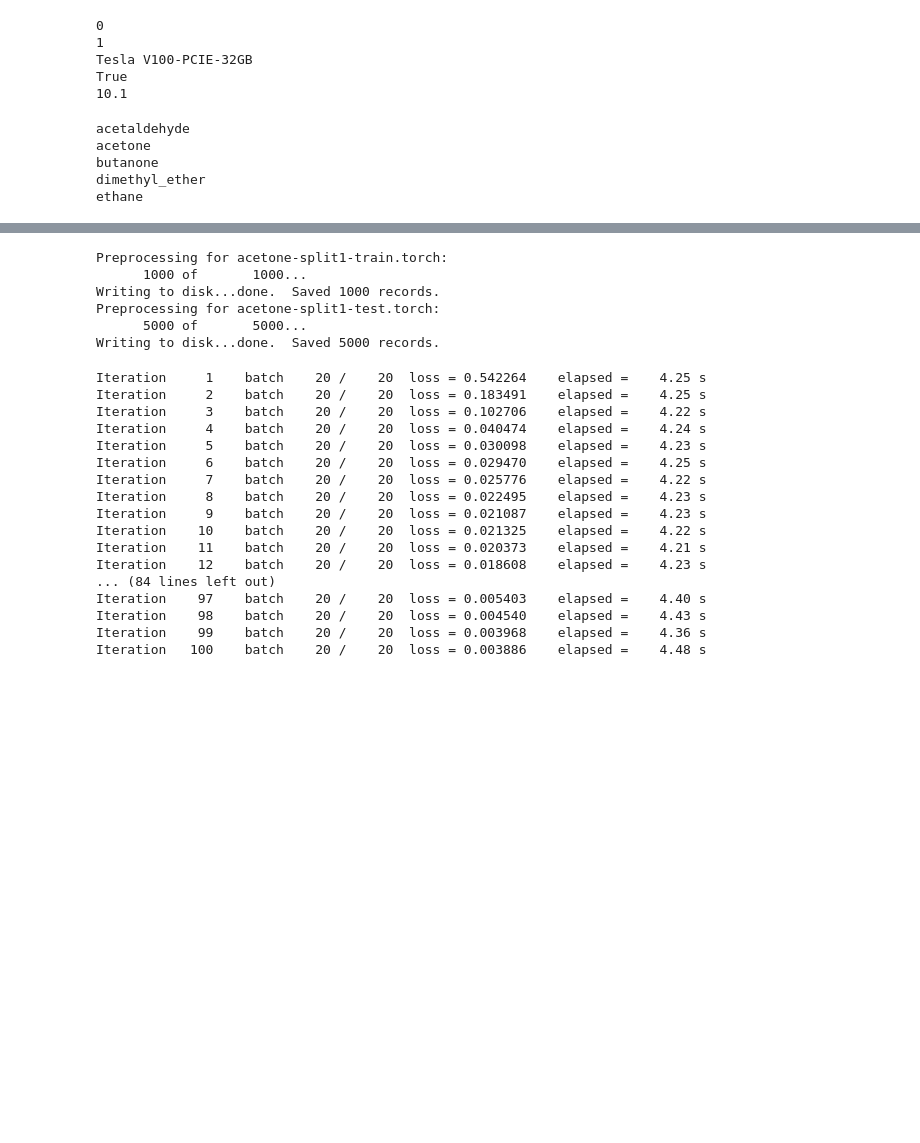
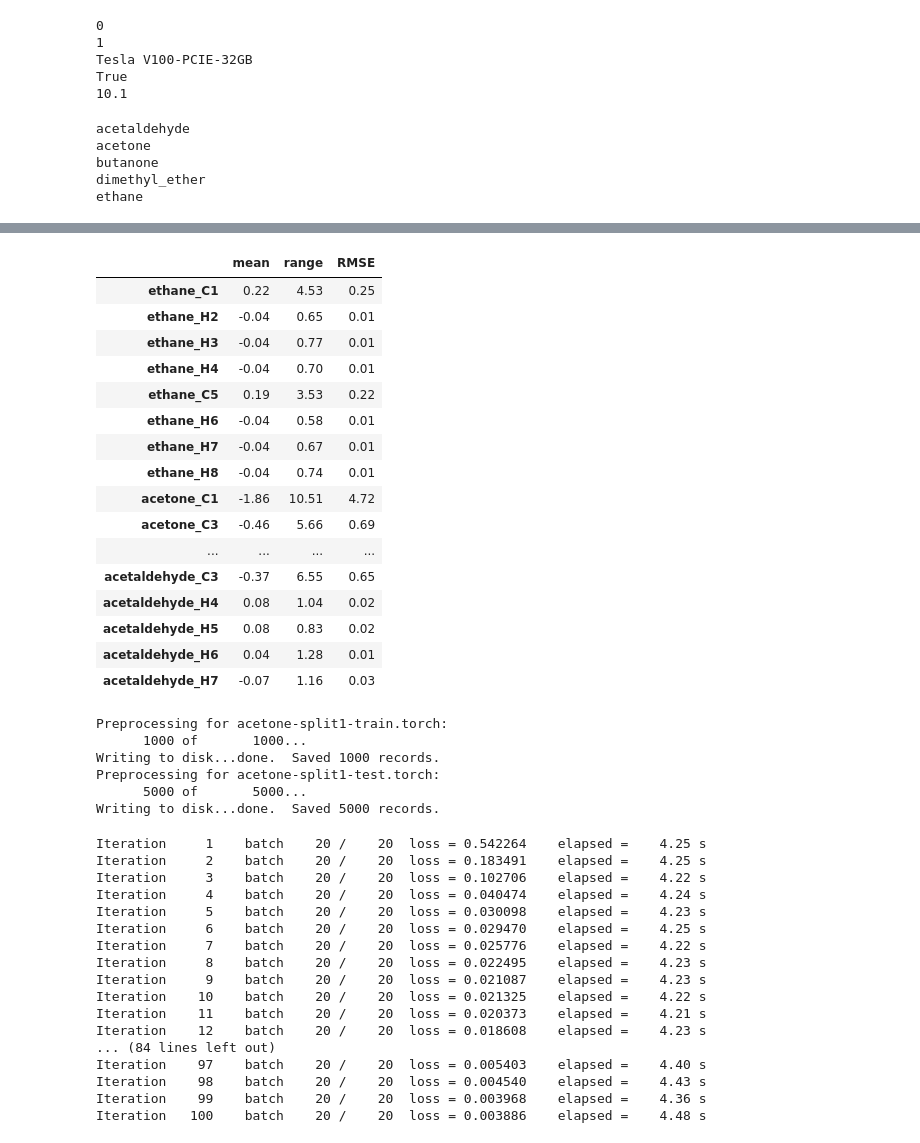
Before and after one commit to mister-bailey/solvent, a Jupyter notebook: training/small/small.ipynb, the cells around one changed output, grey strips where cells are left out. Saved outputs shown, nothing was run; the diff lists cells and outputs as text; code cells hidden in the pictures; blank space fills up the shorter version.

Commit message:
now figures out RMSE

```diff
--- a/training/small/small.ipynb
+++ b/training/small/small.ipynb
@@ -188,7 +190,7 @@ def create_torch_datasets(molecules, train_size, test_size, random_state):
                 g = torch.tensor(g, dtype=torch.float64)
                 s = torch.tensor(s, dtype=torch.float64).unsqueeze(-1)  # [1,N]
                 data = dh.DataNeighbors(x=features, Rs_in=Rs_in, pos=g, r_max=max_radius,
-                                        self_interaction=True,
+                                        self_interaction=True, name=molecule.name,
                                         weights=weights, y=s, Rs_out = Rs_out)
                 target.append(data)
                 i += 1
@@ -200,7 +202,7 @@ def create_torch_datasets(molecules, train_size, test_size, random_state):
 # %%
 training_dataset, test_dataset = create_torch_datasets(training_molecules,
                                                        train_size = 200,
-                                                       test_size = 200,
+                                                       test_size = 1000,
                                                        random_state = 1)
 _, final_testing_dataset = create_torch_datasets(testing_molecules,
                                                  train_size = 1,
@@ -225,10 +227,10 @@ model_kwargs = {
     'Rs_in': Rs_in,            # shape of inputs
     'Rs_out': Rs_out,          # shape of outputs
     'mul': 5,                 # how many copies of each tensor at each layer
-    'lmax': 1,                 # maximum angular momentum
+    'lmax': 2,                 # maximum angular momentum
     'layers': 5,               # number of layers
     'max_radius': max_radius,  # radial kernel will extend out this far
-    'number_of_basis': 10,     # number of Gaussians in radial kernel
+    'number_of_basis': 30,     # number of Gaussians in radial kernel
 }
 model = model_from_kwargs(model_kwargs)
 # %%
@@ -285,3 +324,44 @@ KeyboardInterrupt:
+# %%
+# reshape residual data
+results_dict2 = {}
+for name,results in results_dict.items():
+    results = np.array(results).T
+    molecule = molecules_dict[name]
+    atomic_symbols = molecule.atomic_symbols
+    for i,v in enumerate(results):
+        element = atomic_symbols[i]
+        if element not in relevant_elements:
+            continue
+        label = f"{name}_{element}{i+1}"
+        results_dict2[label]=v
+# %%
+# summary stats
+df = pd.DataFrame(results_dict2)
+means = df.mean()
+ranges = df.max()-df.min()
+RMSEs = df.pow(2).mean()
+df = pd.concat([means,ranges,RMSEs], axis=1)
+df.columns = ["mean","range","RMSE"]
+df = df.round(2)
+display(df)
+# %% [output]
+|  | mean | range | RMSE |
+| ethane_C1 | 0.22 | 4.53 | 0.25 |
+| ethane_H2 | -0.04 | 0.65 | 0.01 |
+| ethane_H3 | -0.04 | 0.77 | 0.01 |
+| ethane_H4 | -0.04 | 0.70 | 0.01 |
+| ethane_C5 | 0.19 | 3.53 | 0.22 |
+| ethane_H6 | -0.04 | 0.58 | 0.01 |
+| ethane_H7 | -0.04 | 0.67 | 0.01 |
+| ethane_H8 | -0.04 | 0.74 | 0.01 |
+| acetone_C1 | -1.86 | 10.51 | 4.72 |
+| acetone_C3 | -0.46 | 5.66 | 0.69 |
+| ... | ... | ... | ... |
+| acetaldehyde_C3 | -0.37 | 6.55 | 0.65 |
+| acetaldehyde_H4 | 0.08 | 1.04 | 0.02 |
+| acetaldehyde_H5 | 0.08 | 0.83 | 0.02 |
+| acetaldehyde_H6 | 0.04 | 1.28 | 0.01 |
+| acetaldehyde_H7 | -0.07 | 1.16 | 0.03 |
 # %%
 #
 def save_dataset(geometry_subset, shielding_subset, features_subset, output_filename):
```
Also changed, not shown: parts of 5 cells of this notebook, 1 other file.
